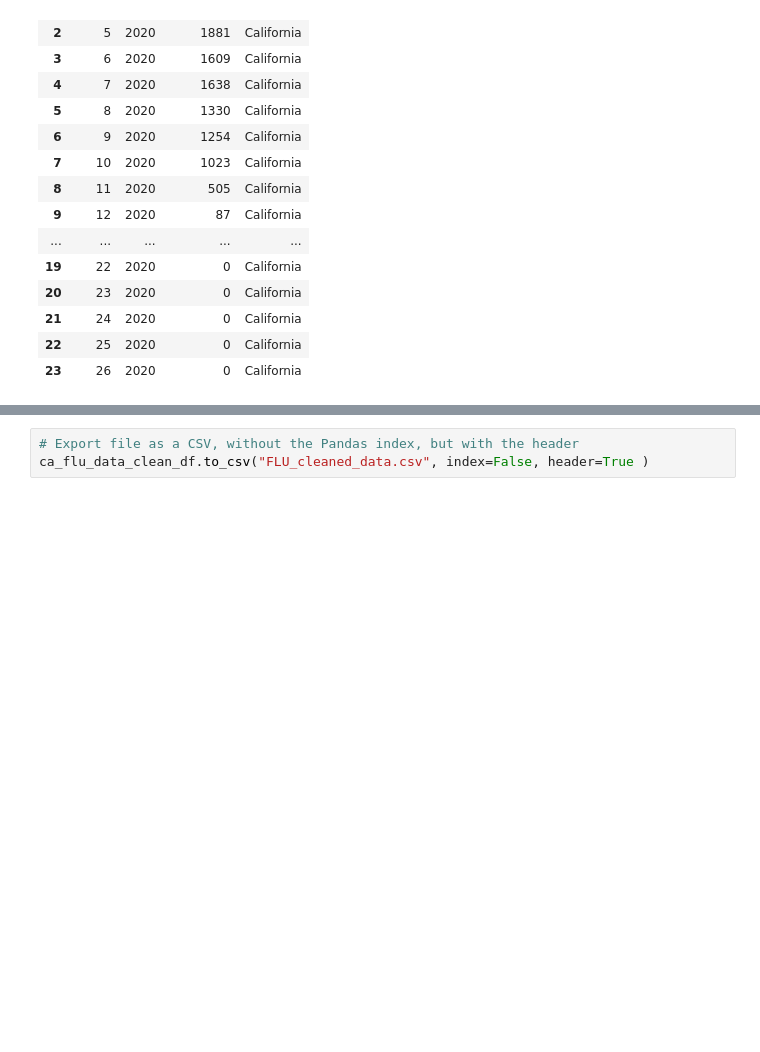
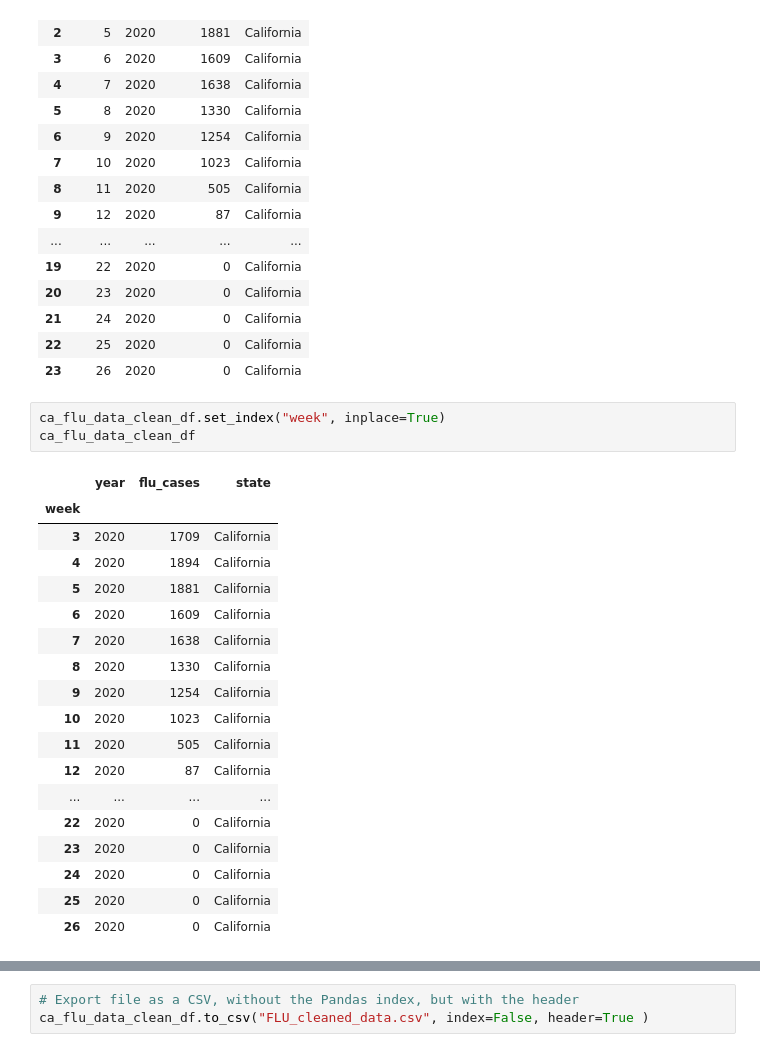
Before and after one commit to shumaanand/etl-project, a Jupyter notebook: etl_flu.ipynb, the cells around one changed output, grey strips where cells are left out. Saved outputs shown, nothing was run; the diff lists cells and outputs as text; blank space fills up the shorter version.

```diff
--- a/etl_flu.ipynb
+++ b/etl_flu.ipynb
@@ -88,3 +89,25 @@ ca_flu_data_clean_df
 | 21 | 24 | 2020 | 0 | California |
 | 22 | 25 | 2020 | 0 | California |
 | 23 | 26 | 2020 | 0 | California |
+# %%
+ca_flu_data_clean_df.set_index("week", inplace=True)
+ca_flu_data_clean_df
+# %% [output]
+|  | year | flu_cases | state |
+| week |  |  |  |
+| 3 | 2020 | 1709 | California |
+| 4 | 2020 | 1894 | California |
+| 5 | 2020 | 1881 | California |
+| 6 | 2020 | 1609 | California |
+| 7 | 2020 | 1638 | California |
+| 8 | 2020 | 1330 | California |
+| 9 | 2020 | 1254 | California |
+| 10 | 2020 | 1023 | California |
+| 11 | 2020 | 505 | California |
+| 12 | 2020 | 87 | California |
+| ... | ... | ... | ... |
+| 22 | 2020 | 0 | California |
+| 23 | 2020 | 0 | California |
+| 24 | 2020 | 0 | California |
+| 25 | 2020 | 0 | California |
+| 26 | 2020 | 0 | California |
```
Also changed, not shown: parts of 5 cells of this notebook.
